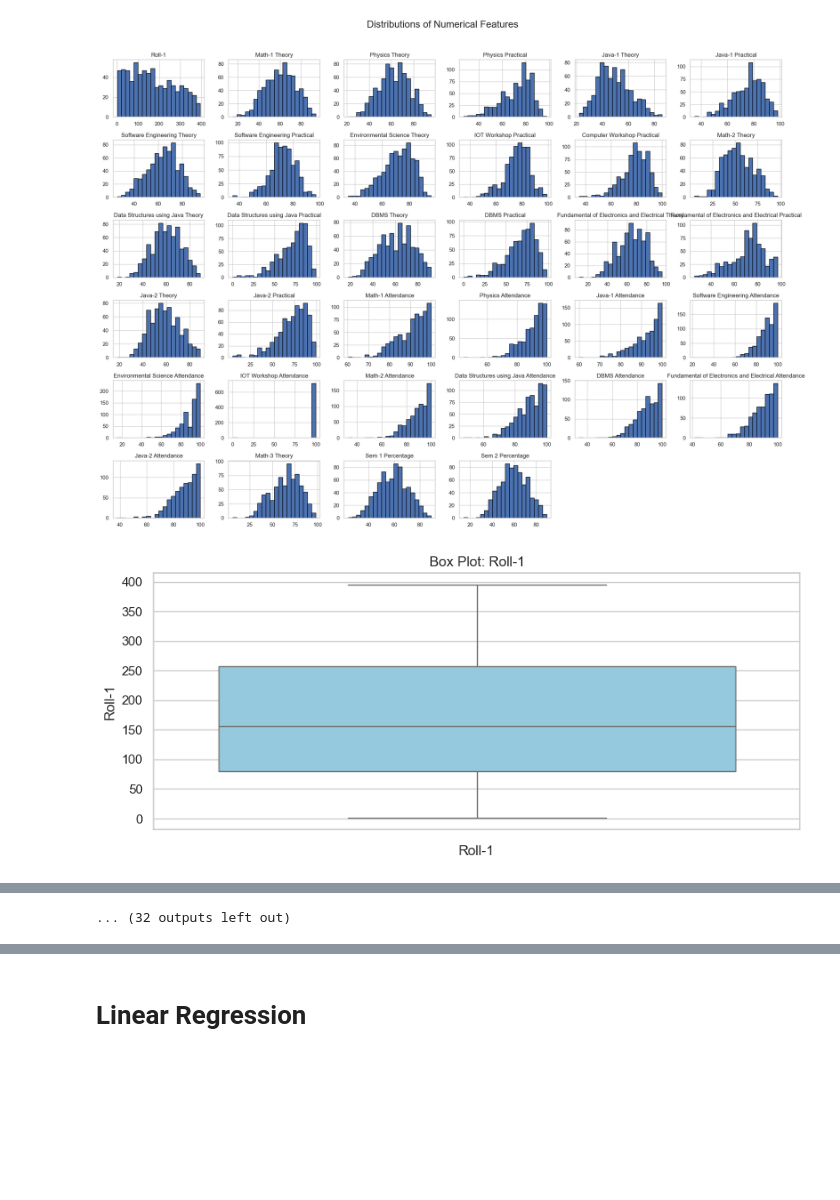
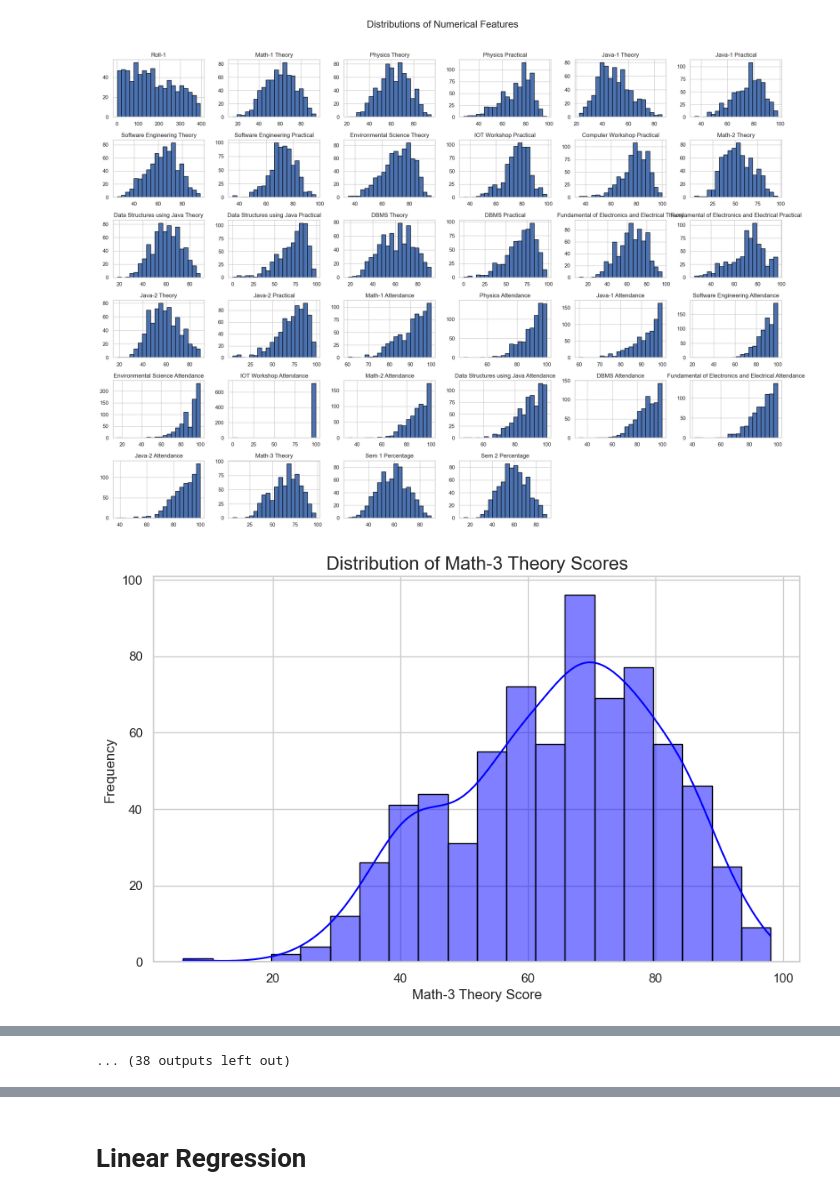
Before and after one commit to ShailKPatel/SmartSell, a Jupyter notebook: SubjectModels/math_model/math_eda.ipynb, the cells around one changed output, grey strips where cells are left out. Drawn from its saved outputs; the diff is of its cells as text; code cells hidden in the pictures; blank space fills up the shorter version.

Commit message:
Standerdized EDA for math model and added partial EDA in DE

```diff
--- a/SubjectModels/math_model/math_eda.ipynb
+++ b/SubjectModels/math_model/math_eda.ipynb
@@ -1,9 +1,12 @@
 # %%
+import numpy as np
 import pandas as pd
-import numpy as np
 import matplotlib.pyplot as plt
 import seaborn as sns
+import warnings
 
+# Suppress warnings
+warnings.filterwarnings("ignore")
 
 # Read the math train data
 df = pd.read_csv("../train_dataset.csv")
@@ -37,7 +40,6 @@ sem1_columns = [
 ]
 
 # Calculate Semester 1 Percentage as the average of core subject scores
-# scores are numerical and out of 100
 df["Sem 1 Percentage"] = df[sem1_columns].mean(axis=1)
 
 # columns for Semester 2 core subjects
@@ -50,7 +52,6 @@ sem2_columns = [
 ]
 
 # Calculate Semester 2 Percentage as the average of core subject scores
-# scores are numerical and out of 100
 df["Sem 2 Percentage"] = df[sem2_columns].mean(axis=1)
 
 # Rounded percentages to 2 decimal places for clarity
@@ -63,10 +64,8 @@ df = df.rename(
 )
 
 # Transform values in Section-1, Section-2, Section-3 to keep only the first character
-# Thus we get Only Department
 for section in ["Section-1", "Section-2", "Section-3"]:
     df[section] = df[section].str[0]
-
 
 # Set visual style
 sns.set(style="whitegrid")
@@ -80,11 +79,30 @@ print("\nMode:\n", df.mode(numeric_only=True).iloc[0].round(2))
 print("\nMinimum:\n", df.min(numeric_only=True))
 print("\nMaximum:\n", df.max(numeric_only=True))
 
-# HISTOGRAMS
+# MATH-3 THEORY FOCUSED EDA
+print("\nMATH-3 THEORY SPECIFIC STATISTICS:\n")
+print("Mean Math-3 Theory:", df["Math-3 Theory"].mean().round(2))
+print("Median Math-3 Theory:", df["Math-3 Theory"].median().round(2))
+print("Mode Math-3 Theory:", df["Math-3 Theory"].mode()[0].round(2))
+print("Min Math-3 Theory:", df["Math-3 Theory"].min())
+print("Max Math-3 Theory:", df["Math-3 Theory"].max())
+print("Std Dev Math-3 Theory:", df["Math-3 Theory"].std().round(2))
+print("Skewness Math-3 Theory:", df["Math-3 Theory"].skew().round(2))
+print("Kurtosis Math-3 Theory:", df["Math-3 Theory"].kurt().round(2))
+
+# HISTOGRAMS (Including Math-3 Theory)
 num_cols = df.select_dtypes(include=np.number).columns
 df[num_cols].hist(bins=20, figsize=(20, 15), edgecolor="black")
 plt.suptitle("Distributions of Numerical Features", fontsize=20)
 plt.tight_layout(rect=[0, 0, 1, 0.96])
+plt.show()
+
+# MATH-3 THEORY HISTOGRAM (Focused)
+plt.figure(figsize=(10, 6))
+sns.histplot(df["Math-3 Theory"], bins=20, kde=True, color="blue", edgecolor="black")
+plt.title("Distribution of Math-3 Theory Scores", fontsize=16)
+plt.xlabel("Math-3 Theory Score")
+plt.ylabel("Frequency")
 plt.show()
 
 # BOX PLOTS (Outlier Detection)
@@ -95,21 +113,47 @@ for col in num_cols:
     plt.xlabel(col)
     plt.show()
 
-# SCATTER PLOTS
+# MATH-3 THEORY BOX PLOT (Focused)
+plt.figure(figsize=(10, 4))
+sns.boxplot(data=df["Math-3 Theory"], color="lightgreen")
+plt.title("Box Plot: Math-3 Theory")
+plt.xlabel("Math-3 Theory Score")
+plt.show()
+
+# SCATTER PLOTS (Including Math-3 Theory relationships)
 scatter_pairs = [
     ("Sem 1 Percentage", "Sem 2 Percentage"),
     ("Math-1 Theory", "Math-2 Theory"),
-    ("Java-1 Theory", "Java-2 Theory"),
-    ("Software Engineering Theory", "Sem 1 Percentage"),
+    ("Math-2 Theory", "Math-3 Theory"),
+    ("Math-1 Theory", "Math-3 Theory"),
+    ("Sem 1 Percentage", "Math-3 Theory"),
+    ("Sem 2 Percentage", "Math-3 Theory"),
 ]
 
 for x, y in scatter_pairs:
     plt.figure(figsize=(8, 6))
-    sns.scatterplot(x=df[x], y=df[y])
+    sns.scatterplot(x=df[x], y=df[y], alpha=0.6)
     plt.title(f"Scatter Plot: {x} vs {y}")
     plt.xlabel(x)
     plt.ylabel(y)
     plt.show()
+
+# CORRELATION ANALYSIS WITH MATH-3 THEORY
+correlation_cols = [
+    "Math-3 Theory",
+    "Math-1 Theory",
+    "Math-2 Theory",
+    "Sem 1 Percentage",
+    "Sem 2 Percentage",
+]
+correlation_matrix = df[correlation_cols].corr().round(2)
+print("\nCorrelation Matrix (Math-3 Theory Focus):\n", correlation_matrix)
+
+# Correlation Heatmap
+plt.figure(figsize=(8, 6))
+sns.heatmap(correlation_matrix, annot=True, cmap="coolwarm", center=0)
+plt.title("Correlation Heatmap with Math-3 Theory")
+plt.show()
 
 # DEPARTMENT DISTRIBUTIONS
 section_cols = ["Section-1", "Section-2", "Section-3"]
@@ -121,7 +165,13 @@ for col in section_cols:
     plt.ylabel("Count")
     plt.show()
 
-""
+# MATH-3 THEORY BY DEPARTMENT (Section-1)
+plt.figure(figsize=(10, 6))
+sns.boxplot(x=df["Section-1"], y=df["Math-3 Theory"], palette="Set3")
+plt.title("Math-3 Theory Scores by Department (Section-1)")
+plt.xlabel("Department")
+plt.ylabel("Math-3 Theory Score")
+plt.show()
 # %% [output]
 BASIC STATISTICS:
 
@@ -143,2 +193,2 @@ dtype: float64
 [figure]
-[figure, old version]
+[figure, new version]
@@ -154,2 +204,2 @@ dtype: float64
-... (32 outputs left out)
+... (38 outputs left out)
 # %%
```
Also changed, not shown: parts of 12 cells of this notebook, 3 other files.
